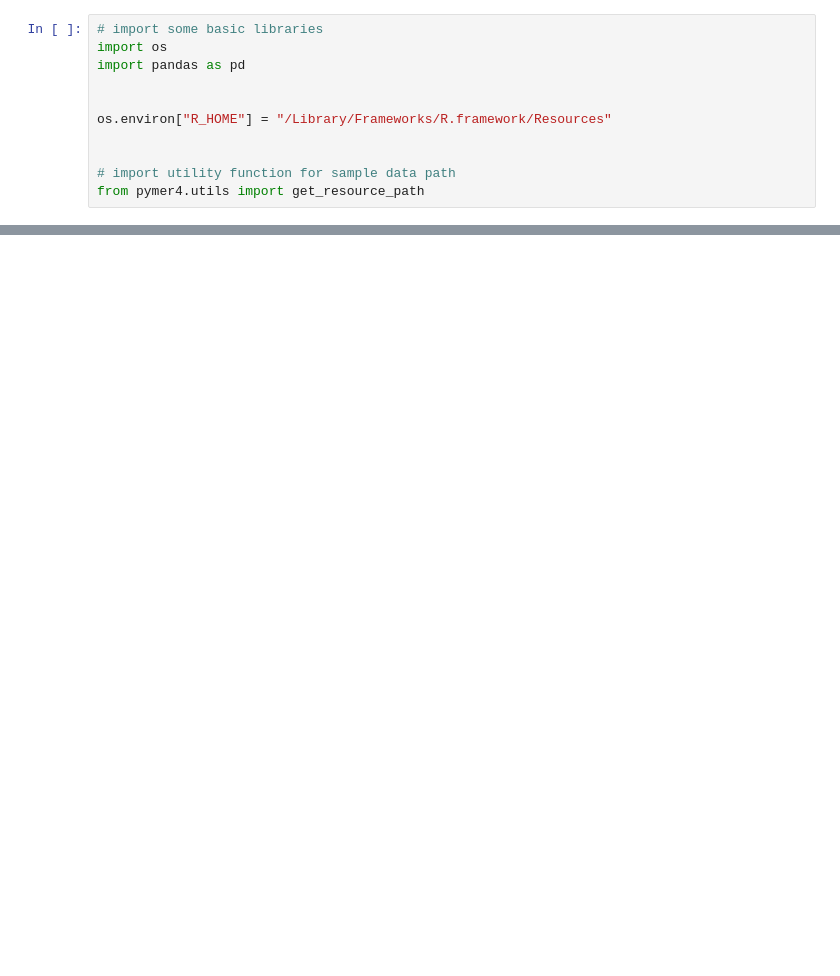
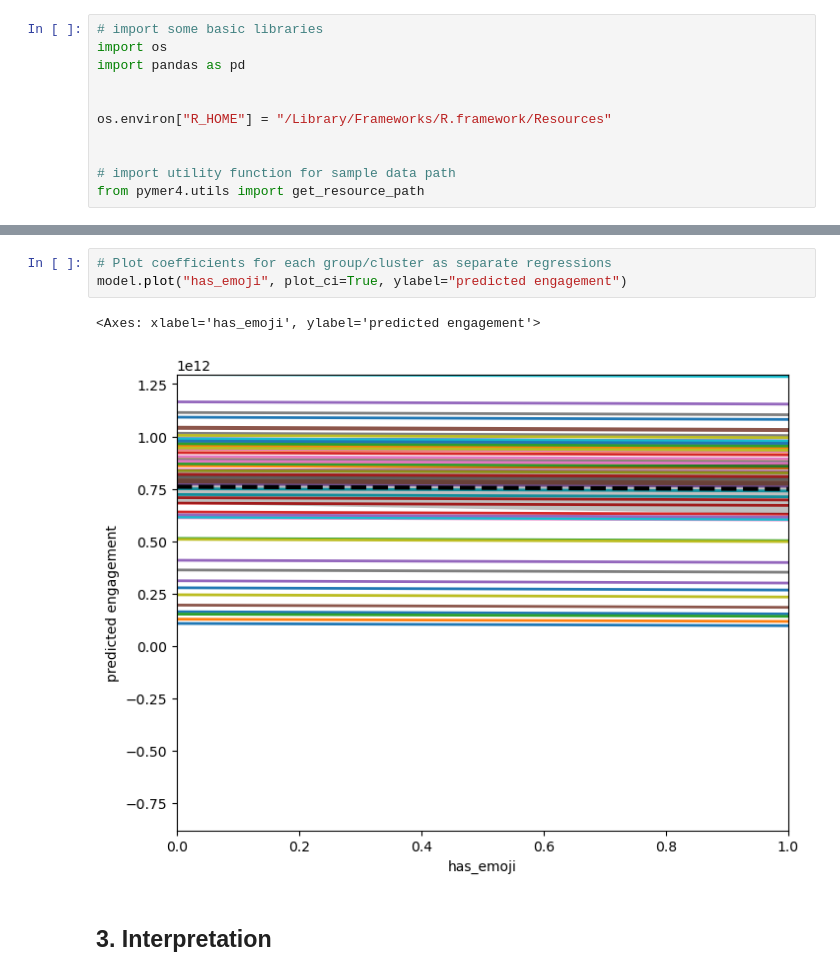
Before and after one commit to crlhbs/Group1_MarketingStrategy, a Jupyter notebook: Multilevel_Pymer.ipynb, the cells around one changed output, grey strips where cells are left out. Saved outputs shown, nothing was run; the diff lists cells and outputs as text; blank space fills up the shorter version.

```diff
--- a/Multilevel_Pymer.ipynb
+++ b/Multilevel_Pymer.ipynb
@@ -108,0 +125,8 @@ model.plot_summary()
+# %%
+# Plot coefficients for each group/cluster as separate regressions
+model.plot("has_emoji", plot_ci=True, ylabel="predicted engagement")
+# %% [output]
+<Axes: xlabel='has_emoji', ylabel='predicted engagement'>
+[figure, added]
+# %% [markdown]
+## **3. Interpretation**
```
Also changed, not shown: parts of 14 cells of this notebook, 2 other files.
